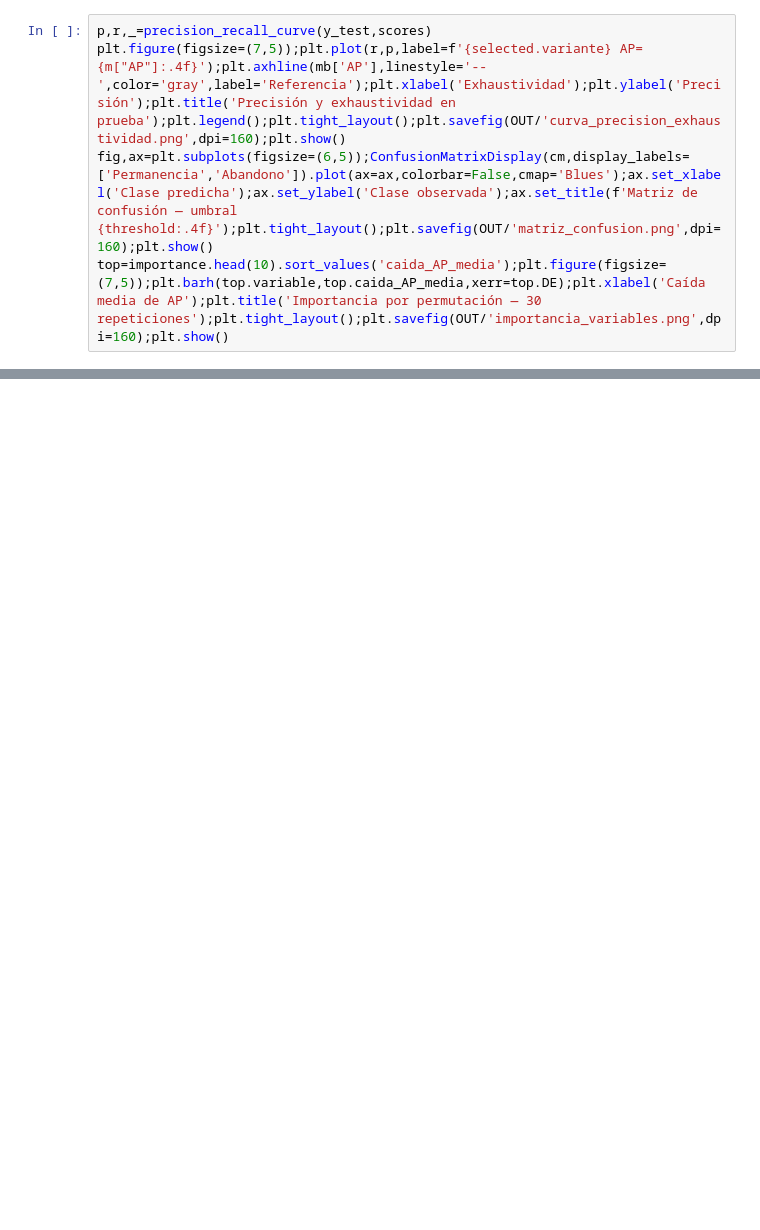
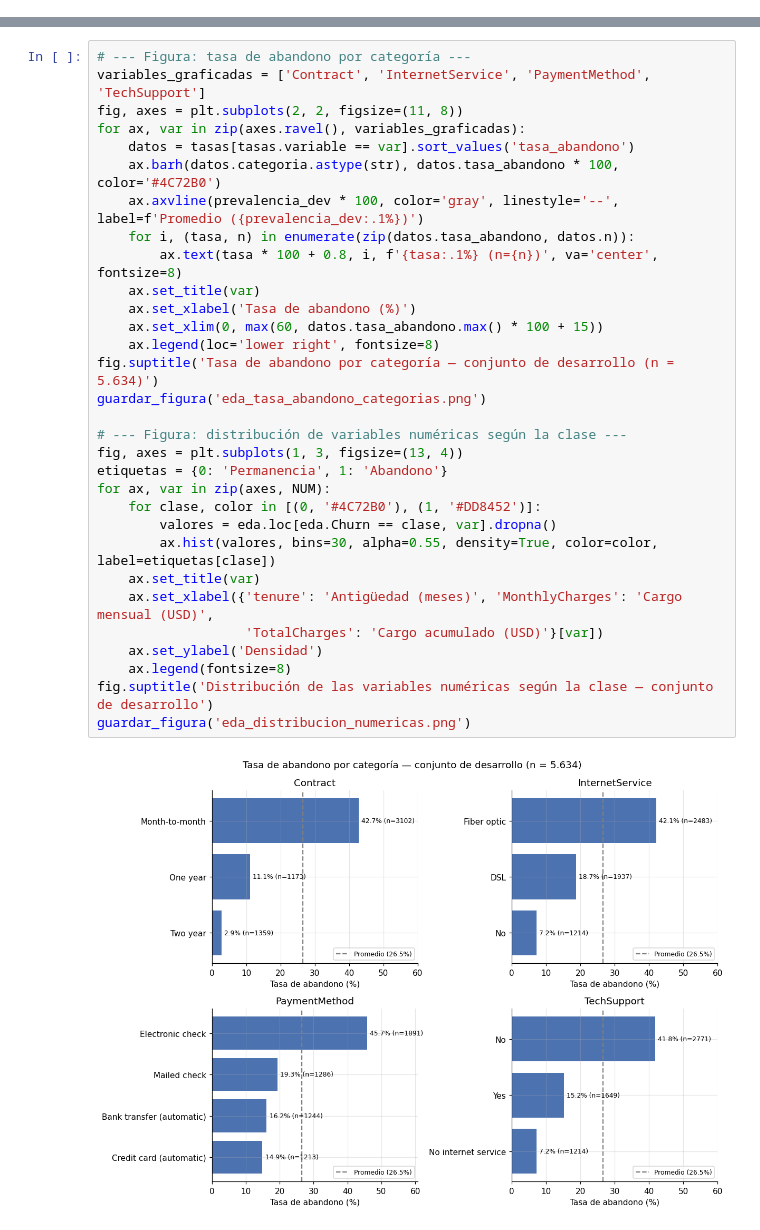
Before and after one commit to Cristobal-Parraguez/tesis-churn-telco, a Jupyter notebook: ModeloPredictivoTesis.ipynb, the cells around one changed output, grey strips where cells are left out. Cells and saved outputs as stored; diff of their text form; blank space fills up the shorter version.

Commit message:
V2: CP-13 a CP-15, EDA, sensibilidad y calibración
Ejecución en Colab del 24-10-2026. 15/15 casos de prueba aprobados.

```diff
--- a/ModeloPredictivoTesis.ipynb
+++ b/ModeloPredictivoTesis.ipynb
@@ -348,5 +0,0 @@ Diferencia máxima tras recarga: 0.0
-# %%
-p,r,_=precision_recall_curve(y_test,scores)
-plt.figure(figsize=(7,5));plt.plot(r,p,label=f'{selected.variante} AP={m["AP"]:.4f}');plt.axhline(mb['AP'],linestyle='--',color='gray',label='Referencia');plt.xlabel('Exhaustividad');plt.ylabel('Precisión');plt.title('Precisión y exhaustividad en prueba');plt.legend();plt.tight_layout();plt.savefig(OUT/'curva_precision_exhaustividad.png',dpi=160);plt.show()
-fig,ax=plt.subplots(figsize=(6,5));ConfusionMatrixDisplay(cm,display_labels=['Permanencia','Abandono']).plot(ax=ax,colorbar=False,cmap='Blues');ax.set_xlabel('Clase predicha');ax.set_ylabel('Clase observada');ax.set_title(f'Matriz de confusión — umbral {threshold:.4f}');plt.tight_layout();plt.savefig(OUT/'matriz_confusion.png',dpi=160);plt.show()
-top=importance.head(10).sort_values('caida_AP_media');plt.figure(figsize=(7,5));plt.barh(top.variable,top.caida_AP_media,xerr=top.DE);plt.xlabel('Caída media de AP');plt.title('Importancia por permutación — 30 repeticiones');plt.tight_layout();plt.savefig(OUT/'importancia_variables.png',dpi=160);plt.show()
@@ -435,0 +310,33 @@ xgboost==3.4.1
+# %%
+# --- Figura: tasa de abandono por categoría ---
+variables_graficadas = ['Contract', 'InternetService', 'PaymentMethod', 'TechSupport']
+fig, axes = plt.subplots(2, 2, figsize=(11, 8))
+for ax, var in zip(axes.ravel(), variables_graficadas):
+    datos = tasas[tasas.variable == var].sort_values('tasa_abandono')
+    ax.barh(datos.categoria.astype(str), datos.tasa_abandono * 100, color='#4C72B0')
+    ax.axvline(prevalencia_dev * 100, color='gray', linestyle='--', label=f'Promedio ({prevalencia_dev:.1%})')
+    for i, (tasa, n) in enumerate(zip(datos.tasa_abandono, datos.n)):
+        ax.text(tasa * 100 + 0.8, i, f'{tasa:.1%} (n={n})', va='center', fontsize=8)
+    ax.set_title(var)
+    ax.set_xlabel('Tasa de abandono (%)')
+    ax.set_xlim(0, max(60, datos.tasa_abandono.max() * 100 + 15))
+    ax.legend(loc='lower right', fontsize=8)
+fig.suptitle('Tasa de abandono por categoría — conjunto de desarrollo (n = 5.634)')
+guardar_figura('eda_tasa_abandono_categorias.png')
+
+# --- Figura: distribución de variables numéricas según la clase ---
+fig, axes = plt.subplots(1, 3, figsize=(13, 4))
+etiquetas = {0: 'Permanencia', 1: 'Abandono'}
+for ax, var in zip(axes, NUM):
+    for clase, color in [(0, '#4C72B0'), (1, '#DD8452')]:
+        valores = eda.loc[eda.Churn == clase, var].dropna()
+        ax.hist(valores, bins=30, alpha=0.55, density=True, color=color, label=etiquetas[clase])
+    ax.set_title(var)
+    ax.set_xlabel({'tenure': 'Antigüedad (meses)', 'MonthlyCharges': 'Cargo mensual (USD)',
+                   'TotalCharges': 'Cargo acumulado (USD)'}[var])
+    ax.set_ylabel('Densidad')
+    ax.legend(fontsize=8)
+fig.suptitle('Distribución de las variables numéricas según la clase — conjunto de desarrollo')
+guardar_figura('eda_distribucion_numericas.png')
+# %% [output]
+[figure, added]
```
Also changed, not shown: parts of 57 cells of this notebook, 1 other file.
